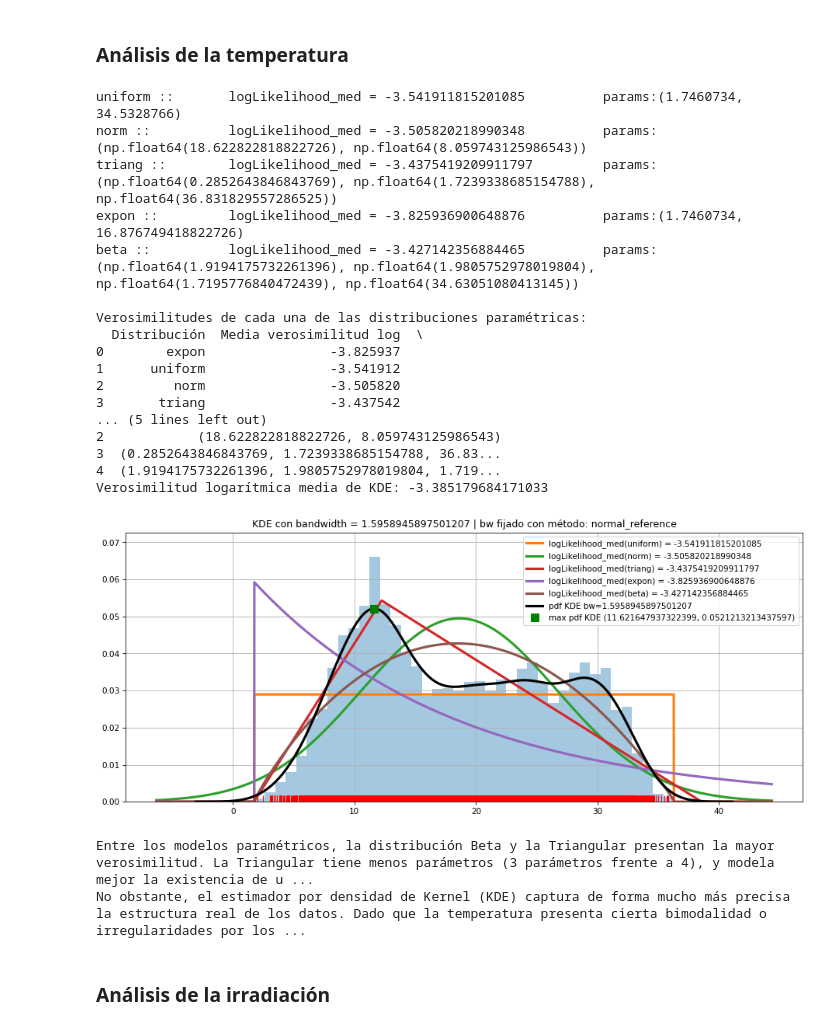
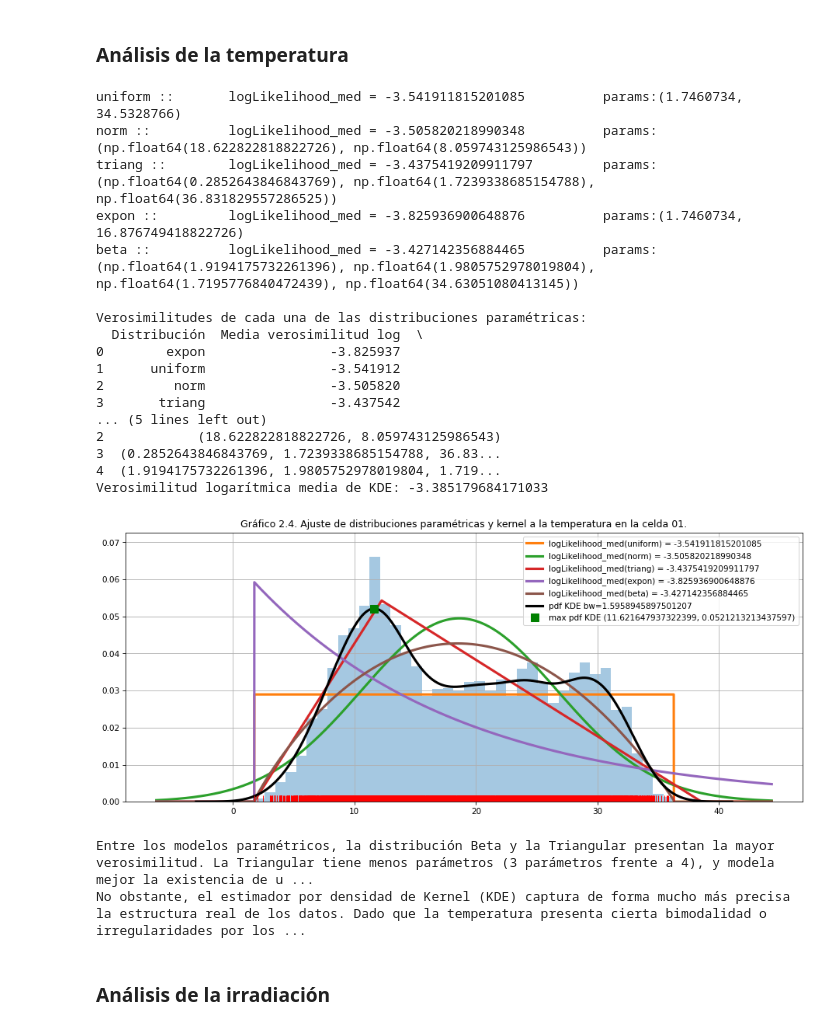
Before and after one commit to aurbanomurillo/t2_inferencia_estadistica, a Jupyter notebook: src/Apartado_2.ipynb, the cells around one changed output. Cells and saved outputs as stored; diff of their text form; code cells hidden in the pictures.

Commit message:
Finalizado apartado 2 con imágenes de cada apartado.

```diff
--- a/src/Apartado_2.ipynb
+++ b/src/Apartado_2.ipynb
@@ -4,3 +4,7 @@
 En esta sección importaremos los datos necesarios para el análisis del apartado 2.
 # %%
 from carga_de_datos import *
+from pathlib import Path
+PROJECT_ROOT = Path.cwd().parent if Path.cwd().name == 'src' else Path.cwd()
+IMAGES_DIR = PROJECT_ROOT / 'images'
+IMAGES_DIR.mkdir(parents=True, exist_ok=True)
@@ -122,7 +188,23 @@ precip01 = df_orig_precip.PRECIP_CELDA01
 # Indica la lista de distribuciones continuas que se prueban.
 dist_names = ['uniform', 'norm', 'triang', 'expon', 'beta']
 
-def adjust_distributions(x, dist_names):
+
+
+def adjust_distributions(x: np.ndarray | pd.Series, dist_names: list[str]) -> None:
+    """
+    Ajusta múltiples distribuciones estadísticas a un conjunto de datos.
+
+    Calcula los parámetros óptimos para cada distribución proporcionada,
+    evalúa su verosimilitud logarítmica media y genera una comparativa visual
+    mediante un histograma y las funciones de densidad de probabilidad (PDF).
+
+    Nota: no printea ese histograma, ya que lo printeamos una vez hemos añadido el kernel.
+
+    Args:
+        x: Conjunto de datos de entrada.
+        dist_names: Lista de nombres de distribuciones de scipy.stats a evaluar.
+    """
+
     x = np.array(x)
     n = np.size(x)
     xs = np.linspace(min(x)-np.std(x),max(x)+np.std(x), 5000)
@@ -161,7 +243,21 @@ def adjust_distributions(x, dist_names):
     print("\nVerosimilitudes de cada una de las distribuciones paramétricas:")
     print(res_df)
 
-def kernel_density_estimation(x):
+
+
+def kernel_density_estimation(x: np.ndarray | pd.Series, nombre_imagen: str) -> None:
+    """
+    Realiza una estimación de densidad kernel (KDE) no paramétrica.
+
+    Calcula la densidad de probabilidad utilizando un kernel gaussiano, determina
+    el punto de máxima densidad y visualiza el resultado junto con un rugplot
+    de los datos originales.
+
+    Args:
+        x: Conjunto de datos de entrada.
+        nombre_imagen: Nombre del archivo para guardar la figura resultante.
+    """
+
     x = np.array(x)
     n = np.size(x)
 
@@ -195,36 +291,37 @@ def kernel_density_estimation(x):
     plt.plot(x_max_pdf, max_pdf, 's', color = 'green', markersize = 10, label =f'max pdf KDE ({x_max_pdf}, {max_pdf})')
 
     sns.rugplot(x, height = 0.025, lw = 0.4, color = 'red')
-    plt.title(f'KDE con bandwidth = {kde.bw} | bw fijado con método: {kde.bw_method}')
+    plt.title(nombre_imagen)
     plt.grid(); plt.legend()
+    plt.savefig(IMAGES_DIR / f"{nombre_imagen}.png", dpi=300, bbox_inches='tight')
     plt.show()
 # %% [markdown]
 ### Análisis de la temperatura
 # %%
 adjust_distributions(temp01, dist_names)
-kernel_density_estimation(temp01)
+kernel_density_estimation(temp01, nombre_imagen=f"Gráfico 2.4. Ajuste de distribuciones paramétricas y kernel a la temperatura en la celda 01.")
 
 print("""Entre los modelos paramétricos, la distribución Beta y la Triangular presentan la mayor verosimilitud. La Triangular tiene menos parámetros (3 parámetros frente a 4), y modela mejor la existencia de una moda grande a la izquiera de la distribución, pero no la bimodalidad de la distribución.
 No obstante, el estimador por densidad de Kernel (KDE) captura de forma mucho más precisa la estructura real de los datos. Dado que la temperatura presenta cierta bimodalidad o irregularidades por los ciclos diurnos/estacionales, el KDE resulta la aproximación empírica más fiel.""")
 # %% [output]
 uniform ::       logLikelihood_med = -3.541911815201085          params:(1.7460734, 34.5328766)
 norm ::          logLikelihood_med = -3.505820218990348          params:(np.float64(18.622822818822726), np.float64(8.059743125986543))
 triang ::        logLikelihood_med = -3.4375419209911797         params:(np.float64(0.2852643846843769), np.float64(1.7239338685154788), np.float64(36.831829557286525))
 expon ::         logLikelihood_med = -3.825936900648876          params:(1.7460734, 16.876749418822726)
 beta ::          logLikelihood_med = -3.427142356884465          params:(np.float64(1.9194175732261396), np.float64(1.9805752978019804), np.float64(1.7195776840472439), np.float64(34.63051080413145))
 
 Verosimilitudes de cada una de las distribuciones paramétricas:
   Distribución  Media verosimilitud log  \
 0        expon                -3.825937
 1      uniform                -3.541912
 2         norm                -3.505820
 3       triang                -3.437542
 ... (5 lines left out)
 2            (18.622822818822726, 8.059743125986543)
 3  (0.2852643846843769, 1.7239338685154788, 36.83...
 4  (1.9194175732261396, 1.9805752978019804, 1.719...
 Verosimilitud logarítmica media de KDE: -3.385179684171033
-[figure, old version]
+[figure, new version]
 Entre los modelos paramétricos, la distribución Beta y la Triangular presentan la mayor verosimilitud. La Triangular tiene menos parámetros (3 parámetros frente a 4), y modela mejor la existencia de u ...
 No obstante, el estimador por densidad de Kernel (KDE) captura de forma mucho más precisa la estructura real de los datos. Dado que la temperatura presenta cierta bimodalidad o irregularidades por los ...
 # %% [markdown]
```
Also changed, not shown: parts of 10 cells of this notebook, 6 other files.
